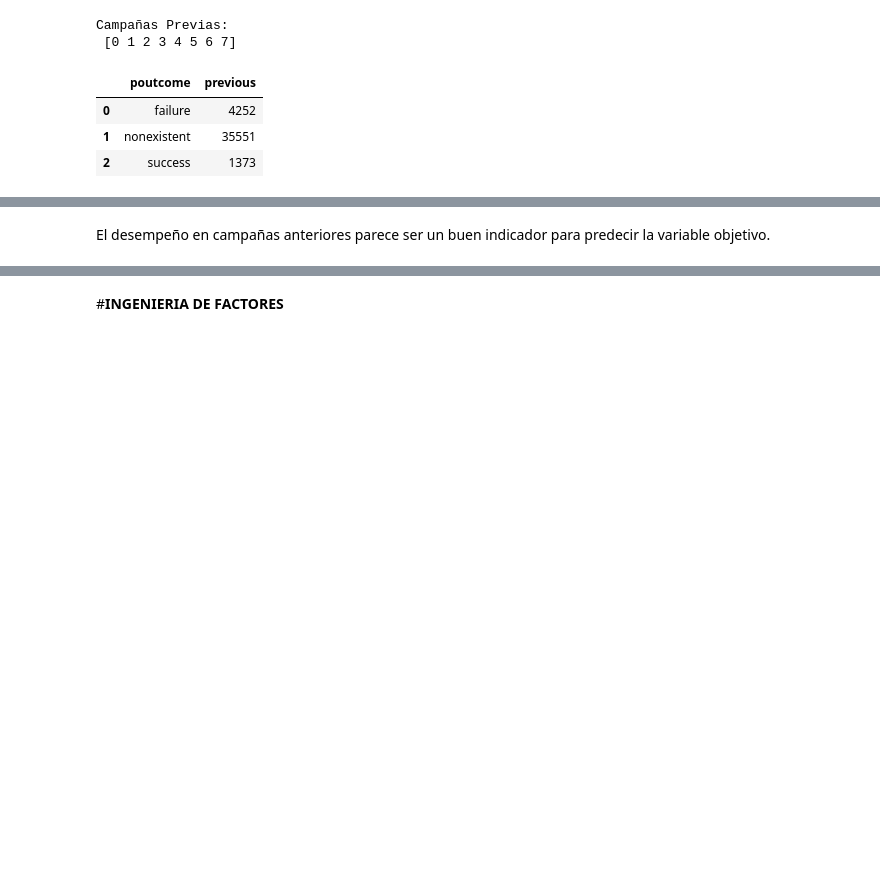
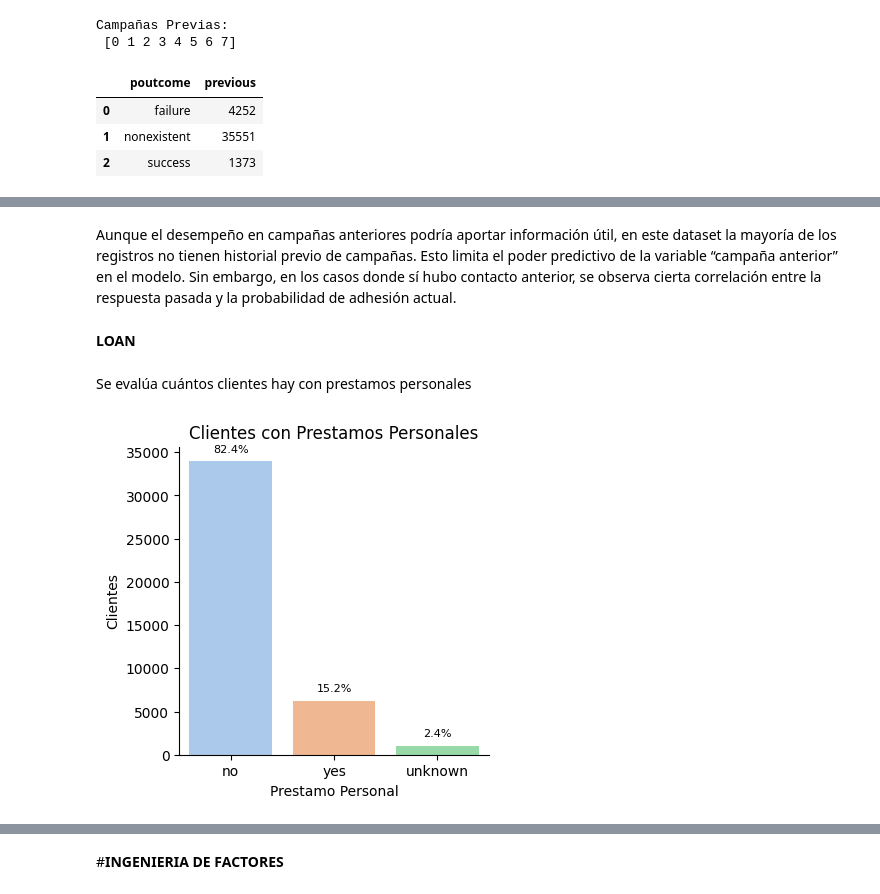
Before and after one commit to Schumau/DS, a Jupyter notebook: ProyectoDS, Schuch.ipynb, the cells around one changed output, grey strips where cells are left out. Cells and saved outputs as stored; diff of their text form; code cells hidden in the pictures; blank space fills up the shorter version.

```diff
--- a/ProyectoDS, Schuch.ipynb
+++ b/ProyectoDS, Schuch.ipynb
@@ -875,2 +876,23 @@ plt.show()
-# %% [markdown]
-El desempeño en campañas anteriores parece ser un buen indicador para predecir la variable objetivo.
+# %% [markdown]
+Aunque el desempeño en campañas anteriores podría aportar información útil, en este dataset la mayoría de los registros no tienen historial previo de campañas. Esto limita el poder predictivo de la variable “campaña anterior” en el modelo. Sin embargo, en los casos donde sí hubo contacto anterior, se observa cierta correlación entre la respuesta pasada y la probabilidad de adhesión actual.
+# %% [markdown]
+**LOAN**
+# %% [markdown]
+Se evalúa cuántos clientes hay con prestamos personales
+# %%
+fig, ax = plt.subplots()
+fig.set_size_inches(4, 4)
+sns.countplot(x='loan', data=df1, hue='loan', palette='pastel', ax=ax)
+total = len(df1)
+for p in ax.patches:
+    height = p.get_height()
+    percentage = (height / total) * 100
+    ax.annotate(f'{percentage:.1f}%', (p.get_x() + p.get_width() / 2., height), ha='center', va='center', fontsize=8, color='black', xytext=(0, 9), textcoords='offset points')
+ax.set_xlabel('Prestamo Personal', fontsize=10)
+ax.set_ylabel('Clientes', fontsize=10)
+ax.set_title('Clientes con Prestamos Personales', fontsize=12)
+ax.tick_params(labelsize=10)
+sns.despine()
+plt.show()
+# %% [output]
+[figure, added]
```
Also changed, not shown: parts of 30 cells of this notebook.
